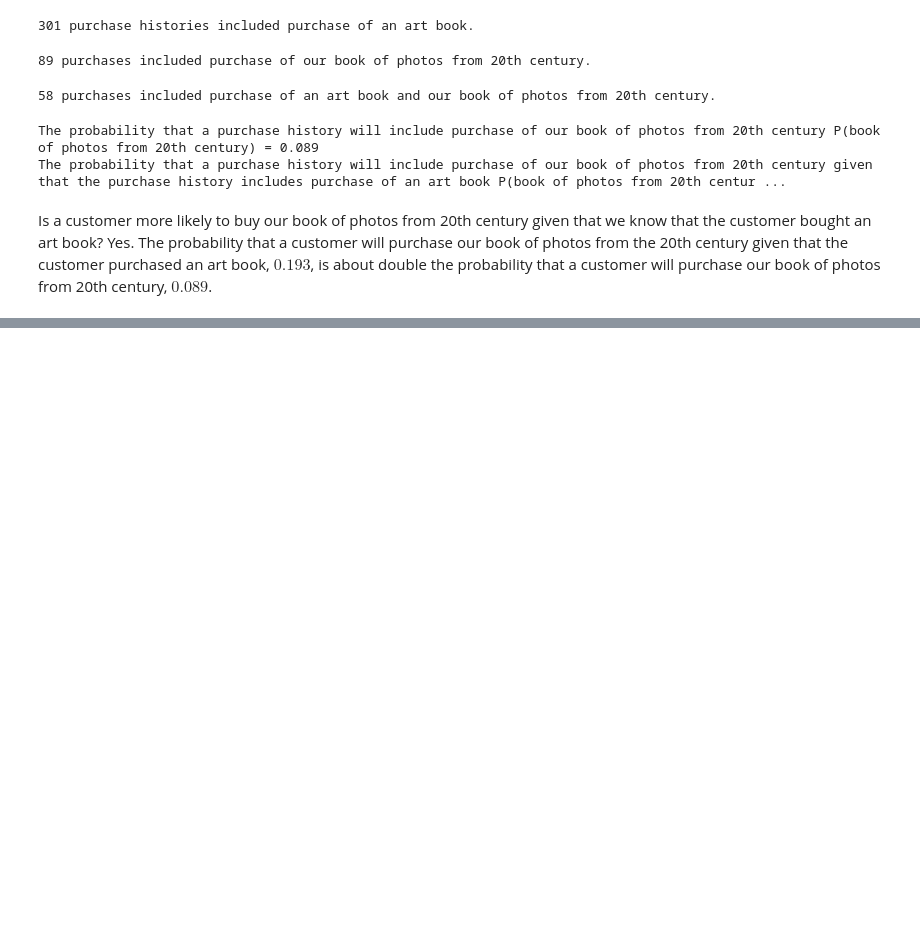
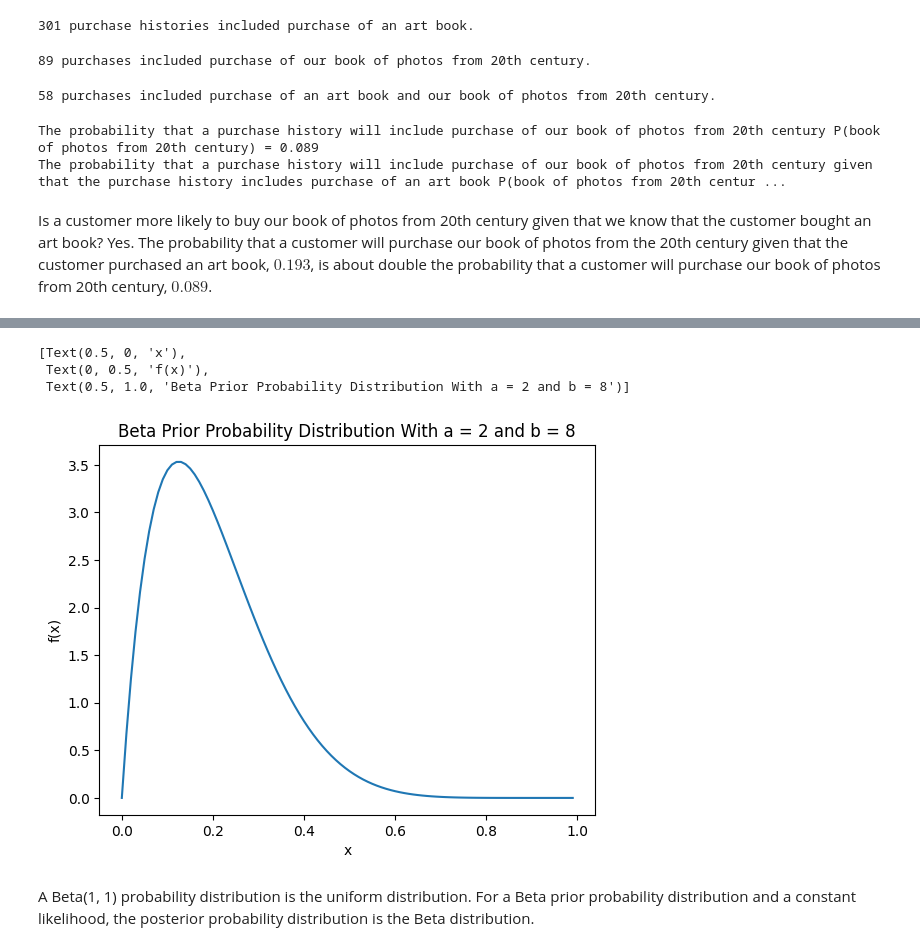
Before and after one commit to tslever/Tom_Levers_Public_Git_Repository, a Jupyter notebook: UVA/5--Bayesian_Machine_Learning/2--Bayesian_Modeling--Prior_Distributions/Calculate_Posteriors_For_Purchase_Of_Book_Of_Photos_From_20th_Century.ipynb, the cells around one changed output, grey strips where cells are left out. Drawn from its saved outputs; the diff is of its cells as text; code cells hidden in the pictures; blank space fills up the shorter version.

```diff
--- a/UVA/5--Bayesian_Machine_Learning/2--Bayesian_Modeling--Prior_Distributions/Calculate_Posteriors_For_Purchase_Of_Book_Of_Photos_From_20th_Century.ipynb
+++ b/UVA/5--Bayesian_Machine_Learning/2--Bayesian_Modeling--Prior_Distributions/Calculate_Posteriors_For_Purchase_Of_Book_Of_Photos_From_20th_Century.ipynb
@@ -46,0 +125,25 @@ Is a customer more likely to buy our book of photos from 20th century given that
+# %%
+import numpy as np
+delta_x = 0.01
+x = np.arange(0, 1, delta_x)
+shape_parameter_a = 2 # number of successes
+shape_parameter_b = 8 # number of failures
+# a + b = number of trials
+from scipy.stats import beta
+Beta_2_8_prior_probability_distribution = beta.pdf(
+    x = x,
+    a = shape_parameter_a,
+    b = shape_parameter_b
+)
+import pandas as pd
+data_frame = pd.DataFrame({"x": x, "y": Beta_2_8_prior_probability_distribution})
+import seaborn as sns
+ax = sns.lineplot(data = data_frame, x = "x", y = "y")
+ax.set(xlabel = 'x', ylabel = 'f(x)', title = f'Beta Prior Probability Distribution With a = {shape_parameter_a} and b = {shape_parameter_b}')
+# %% [output]
+[Text(0.5, 0, 'x'),
+ Text(0, 0.5, 'f(x)'),
+ Text(0.5, 1.0, 'Beta Prior Probability Distribution With a = 2 and b = 8')]
+[figure, added]
+# %% [markdown]
+A Beta(1, 1) probability distribution is the uniform distribution. For a Beta prior probability distribution and a constant likelihood, the posterior probability distribution is the Beta distribution.
```
Also changed, not shown: parts of 8 cells of this notebook.
